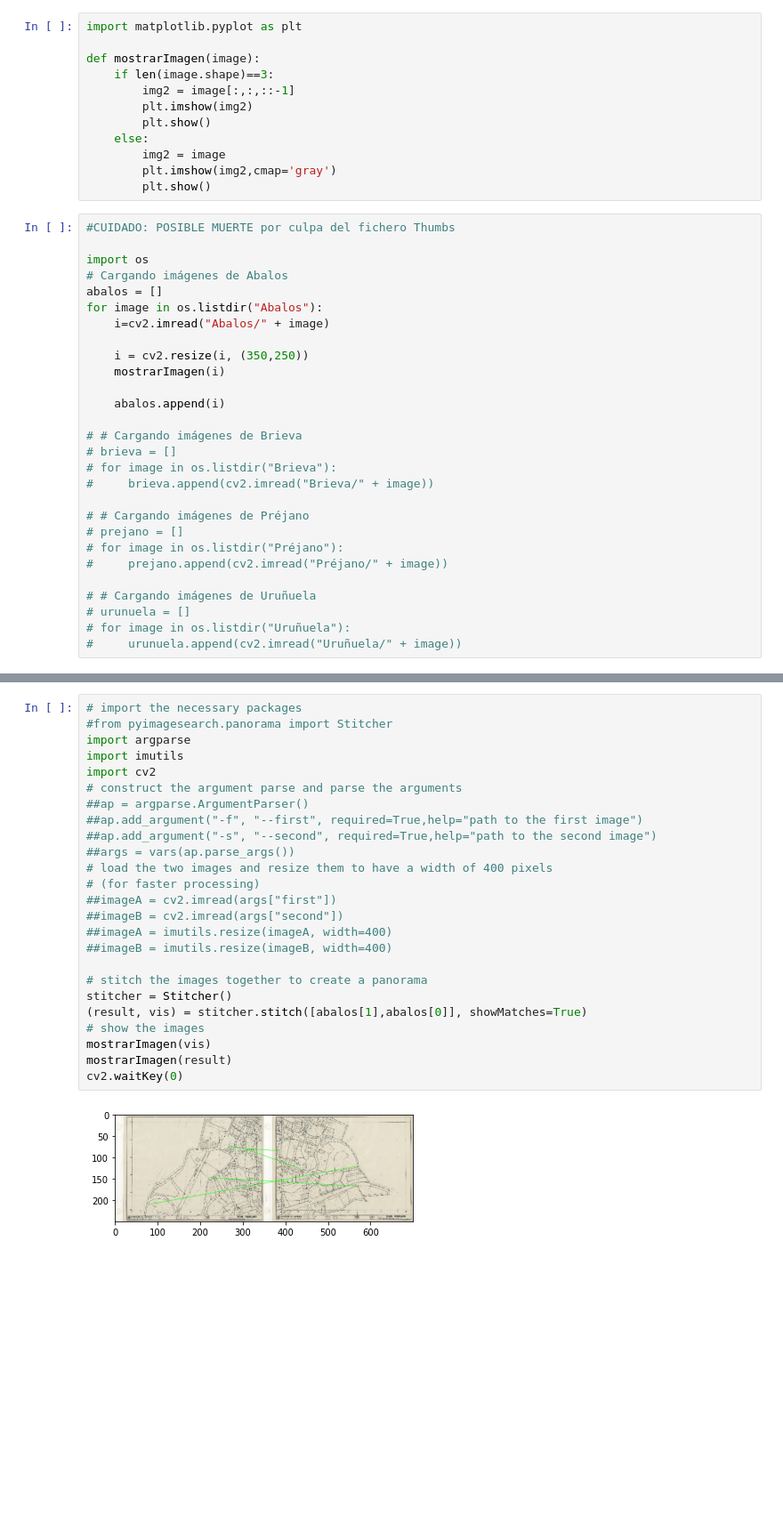
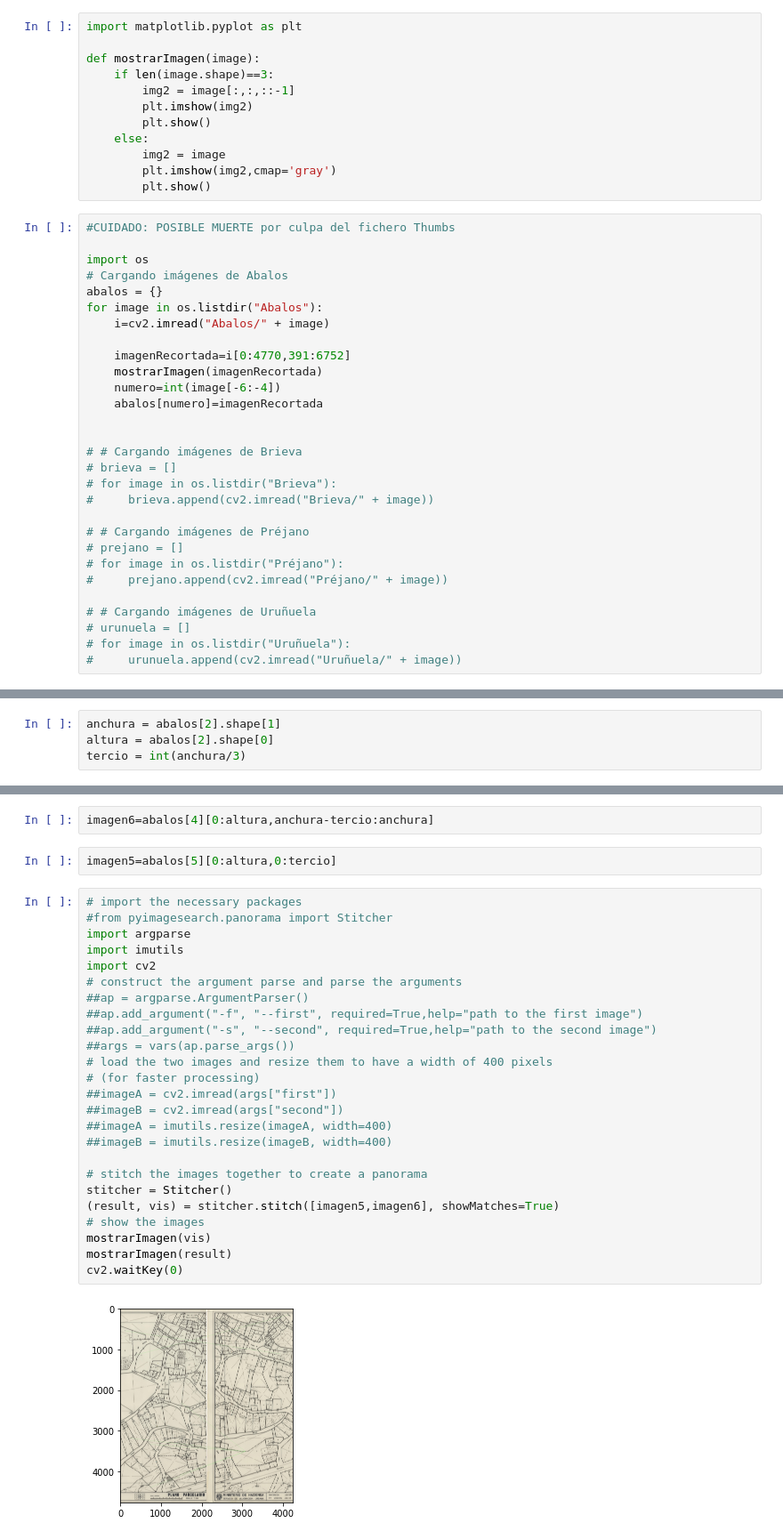
Before and after one commit to IA2021UR/trabajo-ia-en-la-comunidad-de-la-rioja-equipo-3, a Jupyter notebook: Inicial.ipynb, the cells around one changed output, grey strips where cells are left out. Shown at 89% size. Drawn from its saved outputs; the diff is of its cells as text; blank space fills up the shorter version.

```diff
--- a/Inicial.ipynb
+++ b/Inicial.ipynb
@@ -161,14 +163,15 @@ def mostrarImagen(image):
 
 import os
 # Cargando imágenes de Abalos
-abalos = []
+abalos = {}
 for image in os.listdir("Abalos"):
     i=cv2.imread("Abalos/" + image)
 
-    i = cv2.resize(i, (350,250))
-    mostrarImagen(i)
+    imagenRecortada=i[0:4770,391:6752]
+    mostrarImagen(imagenRecortada)
+    numero=int(image[-6:-4])
+    abalos[numero]=imagenRecortada
 
-    abalos.append(i)
 
 # # Cargando imágenes de Brieva
 # brieva = []
@@ -194,0 +202,4 @@ for image in os.listdir("Abalos"):
+# %%
+anchura = abalos[2].shape[1]
+altura = abalos[2].shape[0]
+tercio = int(anchura/3)
@@ -195,27 +214,31 @@ for image in os.listdir("Abalos"):
+# %%
+imagen6=abalos[4][0:altura,anchura-tercio:anchura]
+# %%
+imagen5=abalos[5][0:altura,0:tercio]
 # %%
 # import the necessary packages
 #from pyimagesearch.panorama import Stitcher
 import argparse
 import imutils
 import cv2
 # construct the argument parse and parse the arguments
 ##ap = argparse.ArgumentParser()
 ##ap.add_argument("-f", "--first", required=True,help="path to the first image")
 ##ap.add_argument("-s", "--second", required=True,help="path to the second image")
 ##args = vars(ap.parse_args())
 # load the two images and resize them to have a width of 400 pixels
 # (for faster processing)
 ##imageA = cv2.imread(args["first"])
 ##imageB = cv2.imread(args["second"])
 ##imageA = imutils.resize(imageA, width=400)
 ##imageB = imutils.resize(imageB, width=400)
 
 # stitch the images together to create a panorama
 stitcher = Stitcher()
-(result, vis) = stitcher.stitch([abalos[1],abalos[0]], showMatches=True)
+(result, vis) = stitcher.stitch([imagen5,imagen6], showMatches=True)
 # show the images
 mostrarImagen(vis)
 mostrarImagen(result)
 cv2.waitKey(0)
 # %% [output]
-[figure, old version]
+[figure, new version]
```
Also changed, not shown: parts of 8 cells of this notebook.
